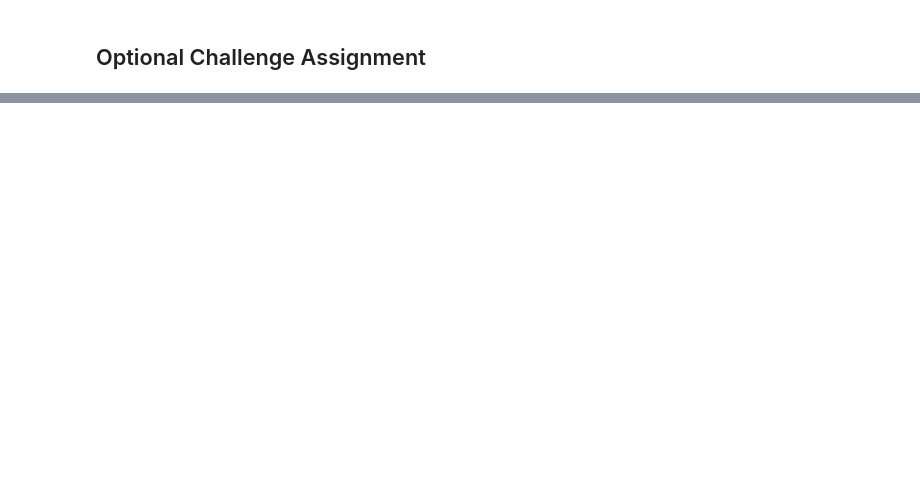
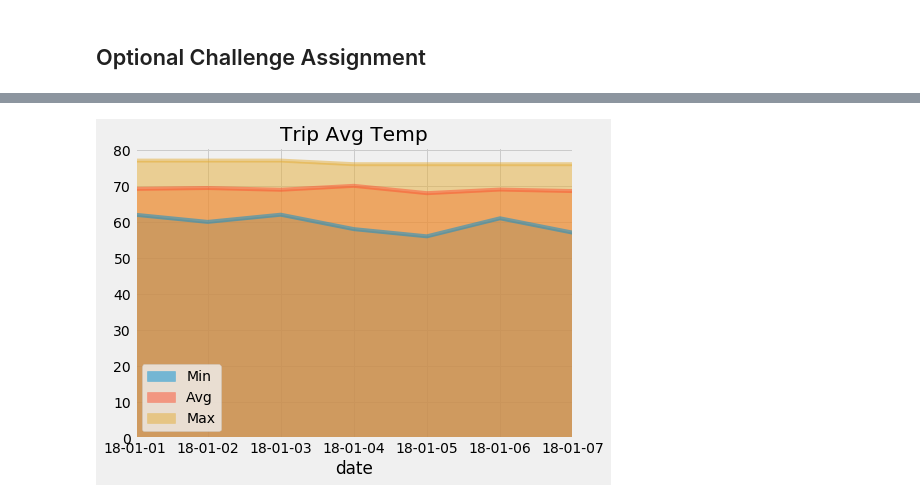
Before and after one commit to magogate/SQLAlchemy, a Jupyter notebook: SQLAlchemy/climate_starter.ipynb, the cells around one changed output, grey strips where cells are left out. Drawn from its saved outputs; the diff is of its cells as text; code cells hidden in the pictures; blank space fills up the shorter version.

```diff
--- a/SQLAlchemy/climate_starter.ipynb
+++ b/SQLAlchemy/climate_starter.ipynb
@@ -333,6 +359,9 @@ print(calc_temps('2012-02-28', '2012-03-05'))
 # %% [markdown]
 ## Optional Challenge Assignment
 # %%
+# Create a query that will calculate the daily normals
+# (i.e. the averages for tmin, tmax, and tavg for all historic data matching a specific month and day)
+
 def daily_normals(date):
     """Daily Normals.
 
@@ -343,10 +372,9 @@ def daily_normals(date):
         A list of tuples containing the daily normals, tmin, tavg, and tmax
 
     """
-    print(date)
-#     sel = [func.min(Measurement.tobs), func.avg(Measurement.tobs), func.max(Measurement.tobs)]
-    sel = [Measurement.date, Measurement.station]
+
+    sel = [func.min(Measurement.tobs), func.avg(Measurement.tobs), func.max(Measurement.tobs)]
     return session.query(*sel).filter(func.strftime("%m-%d", Measurement.date) == date).all()
 
-daily_normals("01-01")
+daily_normals("01-02")
 # %% [output]
@@ -421,3 +437,6 @@ daily_normals("01-01")
 # %%
 # Plot the daily normals as an area plot with `stacked=False`
+
+ax = df.plot(kind="area", alpha = 0.5
+                 , figsize=(7,5), title="Trip Avg Temp", stacked=False)
 # %% [output]
@@ -425,0 +443 @@ daily_normals("01-01")
+[figure, added]
```
Also changed, not shown: parts of 36 cells of this notebook.
